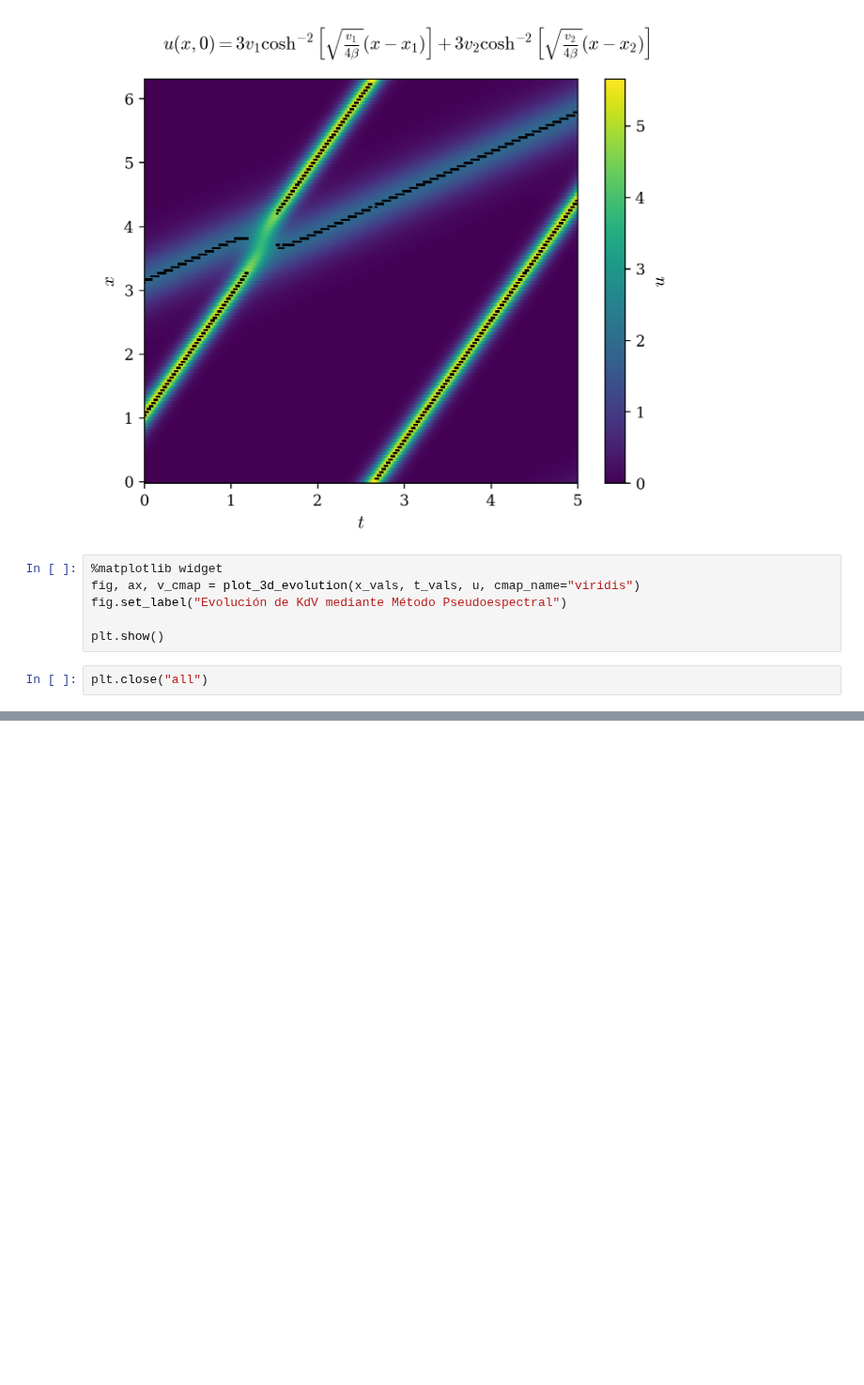
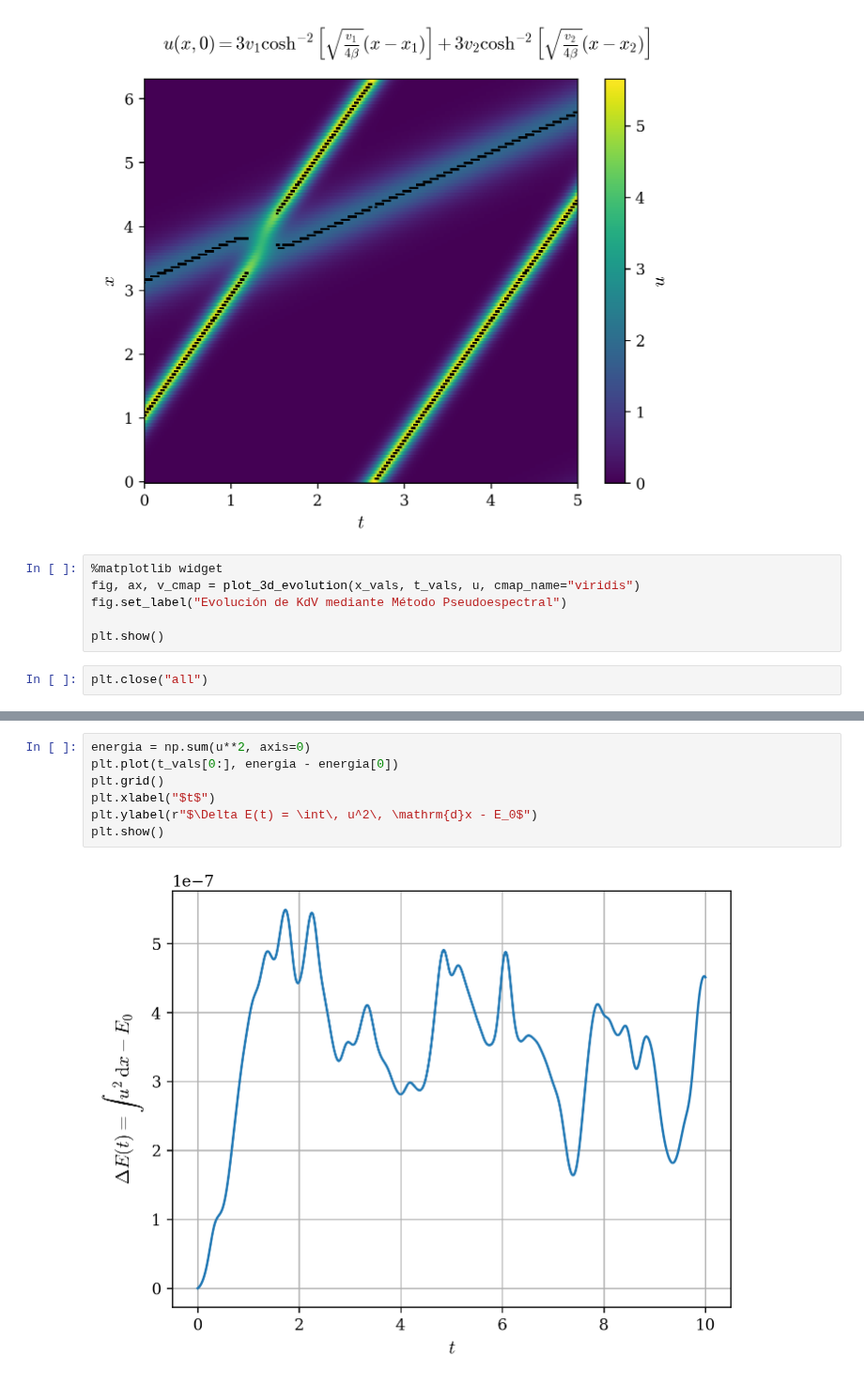
Before and after one commit to agustinbrusco/Sistemas_Complejos, a Jupyter notebook: guias/Guia4.ipynb, the cells around one changed output, grey strips where cells are left out. Shown at 94% size. Saved outputs shown, nothing was run; the diff lists cells and outputs as text; blank space fills up the shorter version.

```diff
--- a/guias/Guia4.ipynb
+++ b/guias/Guia4.ipynb
@@ -397,0 +456,9 @@ plt.close("all")
+# %%
+energia = np.sum(u**2, axis=0)
+plt.plot(t_vals[0:], energia - energia[0])
+plt.grid()
+plt.xlabel("$t$")
+plt.ylabel(r"$\Delta E(t) = \int\, u^2\, \mathrm{d}x - E_0$")
+plt.show()
+# %% [output]
+[figure, added]
```
Also changed, not shown: parts of 31 cells of this notebook.
